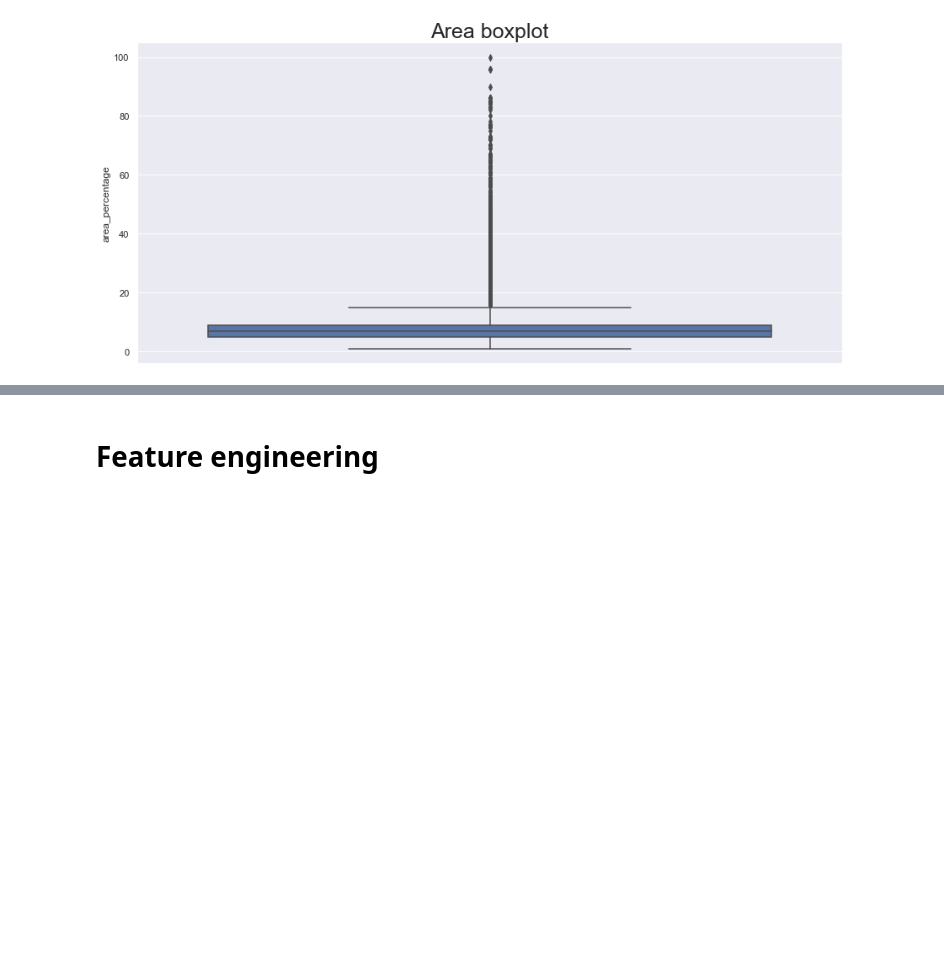
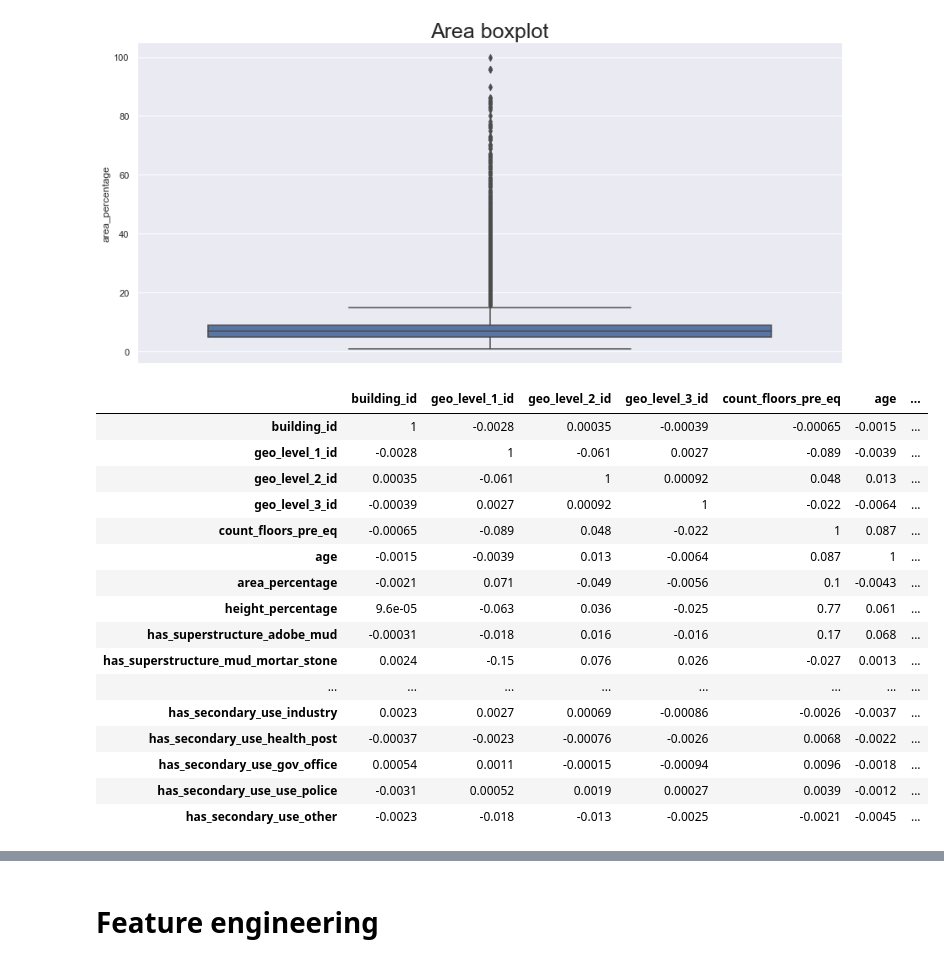
Before and after one commit to belulali/earthquake, a Jupyter notebook: Earthquake.ipynb, the cells around one changed output, grey strips where cells are left out. Saved outputs shown, nothing was run; the diff lists cells and outputs as text; code cells hidden in the pictures; blank space fills up the shorter version.

```diff
--- a/Earthquake.ipynb
+++ b/Earthquake.ipynb
@@ -80,3 +101,24 @@ plt.title('Area boxplot', fontsize=25)
 plt.show()
 # %% [output]
 [figure]
+# %%
+corr = raw_train_features.corr()
+corr.style.background_gradient(cmap='coolwarm').set_precision(2)
+# %% [output]
+|  | building_id | geo_level_1_id | geo_level_2_id | geo_level_3_id | count_floors_pre_eq | age | ... |
+| building_id | 1 | -0.0028 | 0.00035 | -0.00039 | -0.00065 | -0.0015 | ... |
+| geo_level_1_id | -0.0028 | 1 | -0.061 | 0.0027 | -0.089 | -0.0039 | ... |
+| geo_level_2_id | 0.00035 | -0.061 | 1 | 0.00092 | 0.048 | 0.013 | ... |
+| geo_level_3_id | -0.00039 | 0.0027 | 0.00092 | 1 | -0.022 | -0.0064 | ... |
+| count_floors_pre_eq | -0.00065 | -0.089 | 0.048 | -0.022 | 1 | 0.087 | ... |
+| age | -0.0015 | -0.0039 | 0.013 | -0.0064 | 0.087 | 1 | ... |
+| area_percentage | -0.0021 | 0.071 | -0.049 | -0.0056 | 0.1 | -0.0043 | ... |
+| height_percentage | 9.6e-05 | -0.063 | 0.036 | -0.025 | 0.77 | 0.061 | ... |
+| has_superstructure_adobe_mud | -0.00031 | -0.018 | 0.016 | -0.016 | 0.17 | 0.068 | ... |
+| has_superstructure_mud_mortar_stone | 0.0024 | -0.15 | 0.076 | 0.026 | -0.027 | 0.0013 | ... |
+| ... | ... | ... | ... | ... | ... | ... | ... |
+| has_secondary_use_industry | 0.0023 | 0.0027 | 0.00069 | -0.00086 | -0.0026 | -0.0037 | ... |
+| has_secondary_use_health_post | -0.00037 | -0.0023 | -0.00076 | -0.0026 | 0.0068 | -0.0022 | ... |
+| has_secondary_use_gov_office | 0.00054 | 0.0011 | -0.00015 | -0.00094 | 0.0096 | -0.0018 | ... |
+| has_secondary_use_use_police | -0.0031 | 0.00052 | 0.0019 | 0.00027 | 0.0039 | -0.0012 | ... |
+| has_secondary_use_other | -0.0023 | -0.018 | -0.013 | -0.0025 | -0.0021 | -0.0045 | ... |
```
Also changed, not shown: parts of 12 cells of this notebook.
